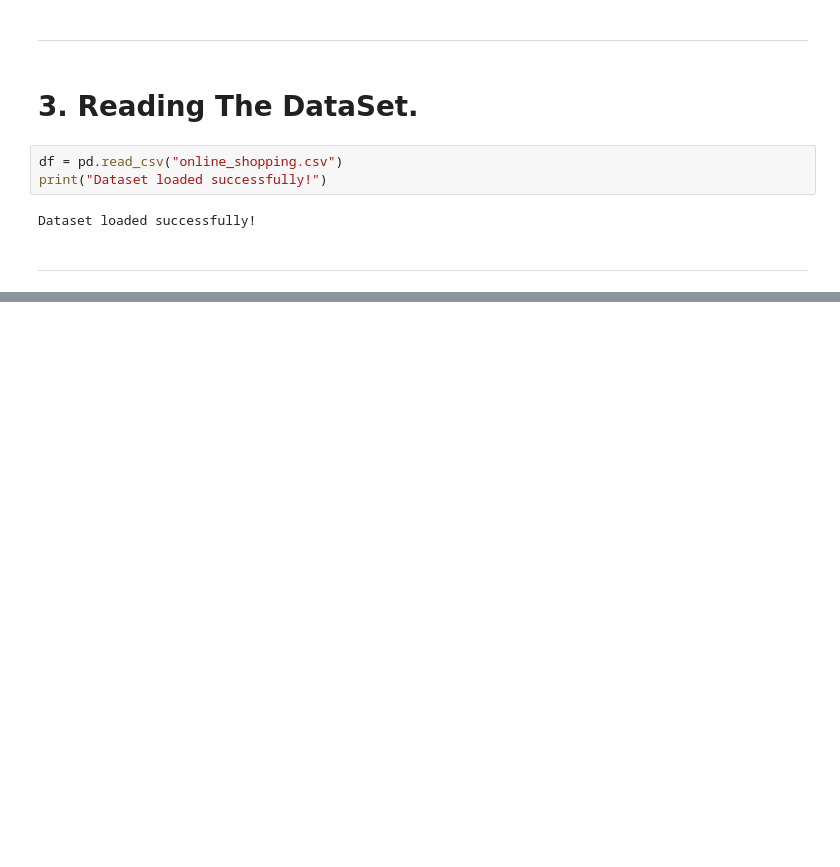
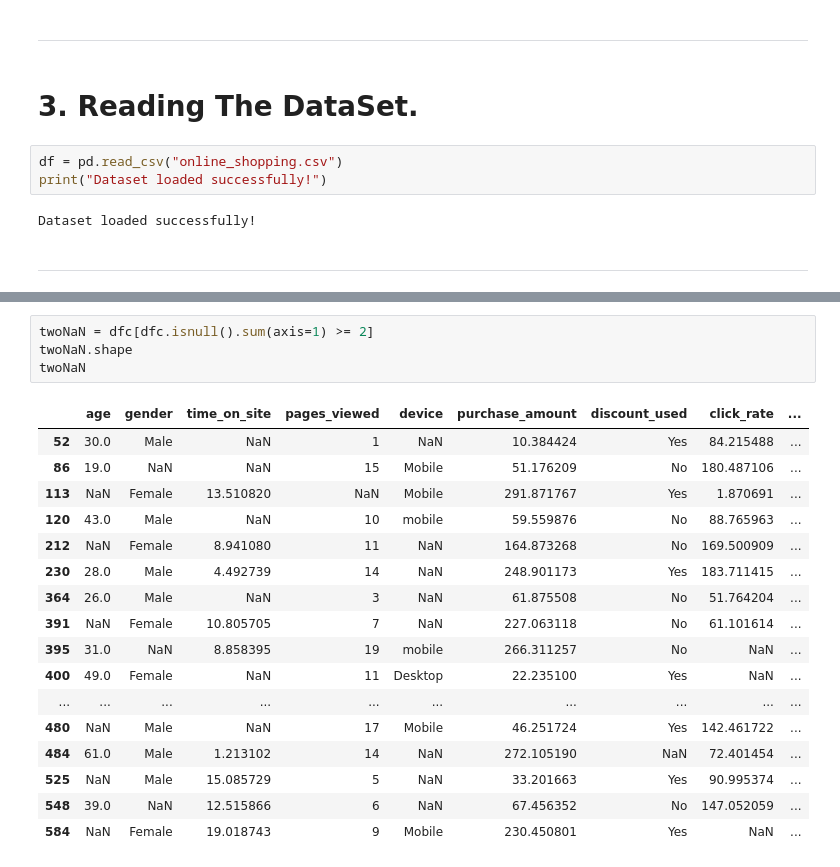
Before and after one commit to ahmadessawii06/DataScience-Project, a Jupyter notebook: main.ipynb, the cells around one changed output, grey strips where cells are left out. Drawn from its saved outputs; the diff is of its cells as text; blank space fills up the shorter version.

```diff
--- a/main.ipynb
+++ b/main.ipynb
@@ -29,0 +225,22 @@ Dataset loaded successfully!
+# %%
+twoNaN = dfc[dfc.isnull().sum(axis=1) >= 2]
+twoNaN.shape
+twoNaN
+# %% [output]
+|  | age | gender | time_on_site | pages_viewed | device | purchase_amount | discount_used | click_rate | ... |
+| 52 | 30.0 | Male | NaN | 1 | NaN | 10.384424 | Yes | 84.215488 | ... |
+| 86 | 19.0 | NaN | NaN | 15 | Mobile | 51.176209 | No | 180.487106 | ... |
+| 113 | NaN | Female | 13.510820 | NaN | Mobile | 291.871767 | Yes | 1.870691 | ... |
+| 120 | 43.0 | Male | NaN | 10 | mobile | 59.559876 | No | 88.765963 | ... |
+| 212 | NaN | Female | 8.941080 | 11 | NaN | 164.873268 | No | 169.500909 | ... |
+| 230 | 28.0 | Male | 4.492739 | 14 | NaN | 248.901173 | Yes | 183.711415 | ... |
+| 364 | 26.0 | Male | NaN | 3 | NaN | 61.875508 | No | 51.764204 | ... |
+| 391 | NaN | Female | 10.805705 | 7 | NaN | 227.063118 | No | 61.101614 | ... |
+| 395 | 31.0 | NaN | 8.858395 | 19 | mobile | 266.311257 | No | NaN | ... |
+| 400 | 49.0 | Female | NaN | 11 | Desktop | 22.235100 | Yes | NaN | ... |
+| ... | ... | ... | ... | ... | ... | ... | ... | ... | ... |
+| 480 | NaN | Male | NaN | 17 | Mobile | 46.251724 | Yes | 142.461722 | ... |
+| 484 | 61.0 | Male | 1.213102 | 14 | NaN | 272.105190 | NaN | 72.401454 | ... |
+| 525 | NaN | Male | 15.085729 | 5 | NaN | 33.201663 | Yes | 90.995374 | ... |
+| 548 | 39.0 | NaN | 12.515866 | 6 | NaN | 67.456352 | No | 147.052059 | ... |
+| 584 | NaN | Female | 19.018743 | 9 | Mobile | 230.450801 | Yes | NaN | ... |
```
Also changed, not shown: parts of 32 cells of this notebook.
